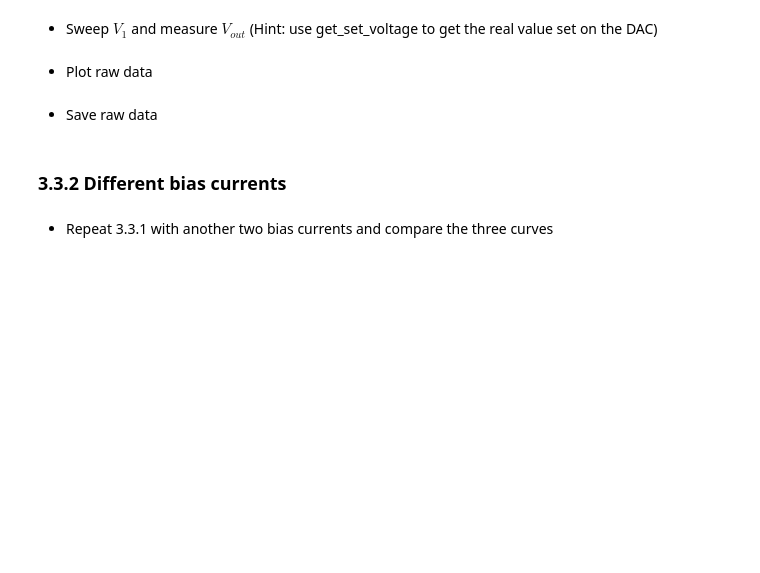
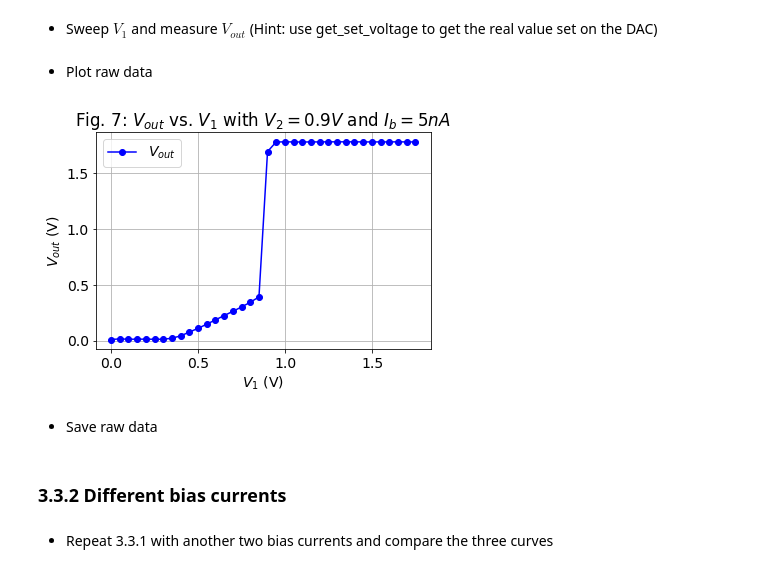
Before and after one commit to janhohenheim/neuromorphic-engineering-one, a Jupyter notebook: neuromorphic_engineering_one/session5_transconductance_amplifier/2021_Lab5_TransAmp_4.5_Jan_Hohenheim.ipynb, the cells around one changed output. Cells and saved outputs as stored; diff of their text form; code cells hidden in the pictures; blank space fills up the shorter version.

```diff
--- a/neuromorphic_engineering_one/session5_transconductance_amplifier/2021_Lab5_TransAmp_4.5_Jan_Hohenheim.ipynb
+++ b/neuromorphic_engineering_one/session5_transconductance_amplifier/2021_Lab5_TransAmp_4.5_Jan_Hohenheim.ipynb
@@ -447,6 +447,6 @@ $I_b = w\dfrac{BG_{\text{fine}}}{256}I_{BG_{\text{master}}} = \dfrac{???}{256}\c
 # %% [markdown]
 * Set fixed value of $V_2$ (Hint: use get_set_voltage to get the real value set on the DAC)
 # %%
-p.set_voltage(pyplane.DacChannel.AIN4, ...) # V2 = ?
+p.set_voltage(pyplane.DacChannel.AIN4, 0.9) # V2 = 0.9?
 v2_real = p.get_set_voltage(pyplane.DacChannel.AIN4)
 print("V2 is set to {} V".format(v2_real))
@@ -478,6 +480,16 @@ for n in range(len(V1_sweep_ex3)):
 # print(Vout_V1_sweep_ex3)
 # %% [markdown]
 * Plot raw data
+# %%
+plt.plot(V1_sweep_ex3_getset, Vout_V1_sweep_ex3, 'bo-', label="$V_{out}$")
+plt.title("Fig. 7: $V_{out}$ vs. $V_1$ with $V_2 = 0.9 V$ and $I_b = 5 nA$")
+plt.xlabel("$V_1$ (V)")
+plt.ylabel("$V_{out}$ (V)")
+plt.legend()
+plt.grid()
+plt.show()
+# %% [output]
+[figure, added]
 # %% [markdown]
 * Save raw data
 # %%
```
Also changed, not shown: parts of 25 cells of this notebook, 3 other files.
